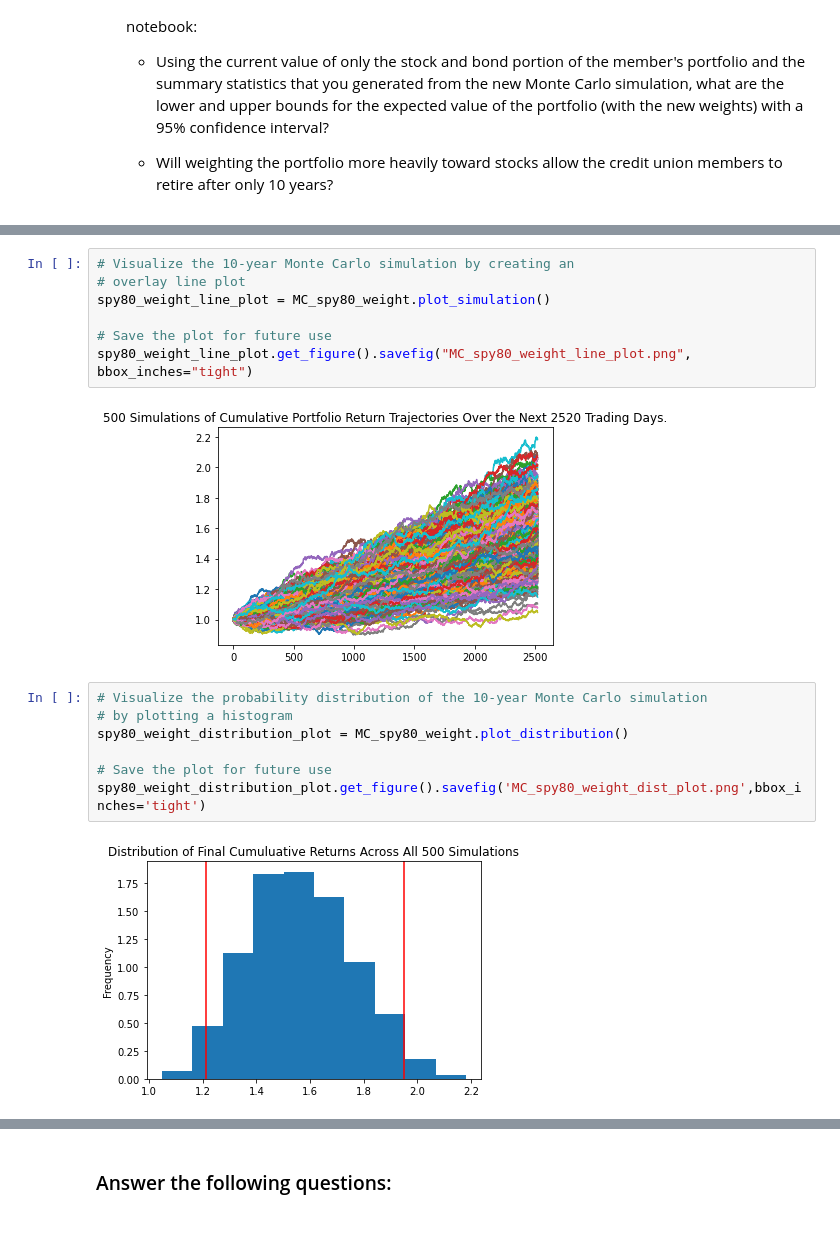
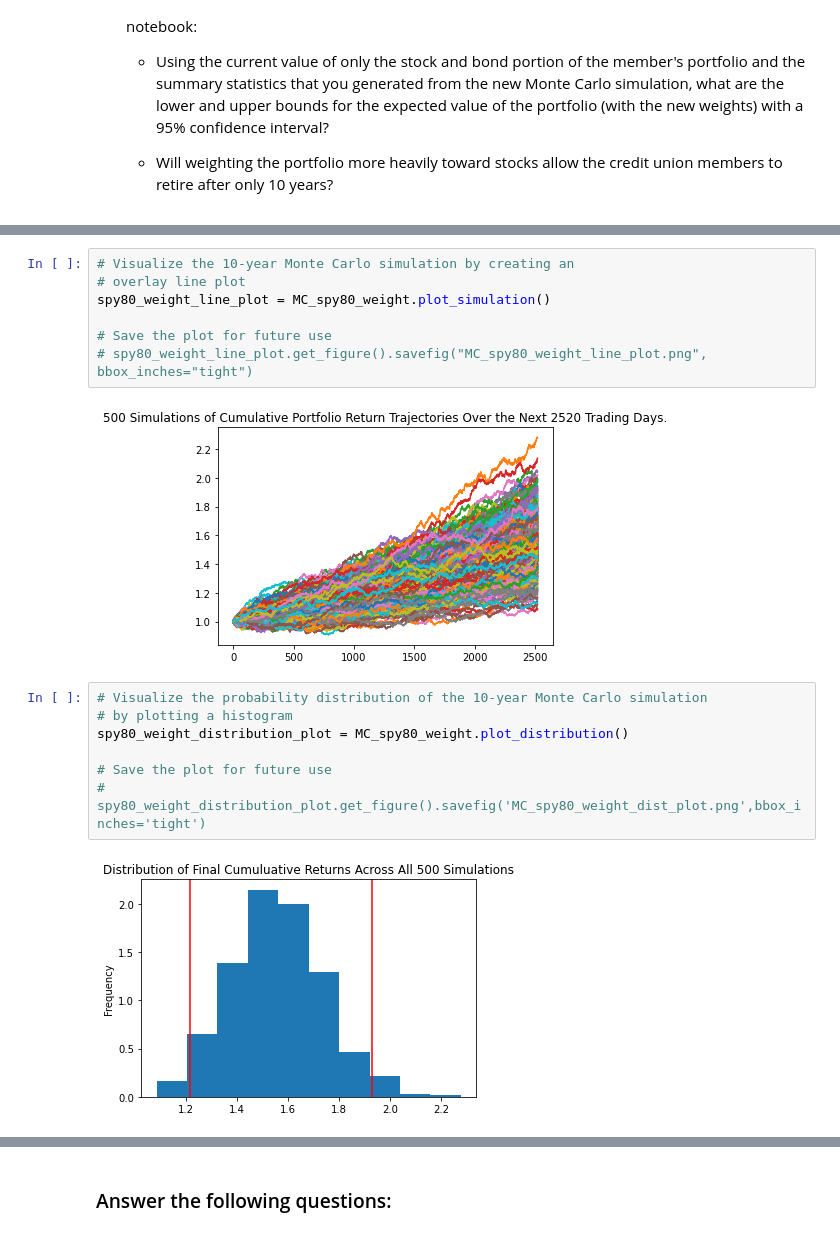
Before and after one commit to sfkonrad/M5_Challenge_Submission, a Jupyter notebook: M5_Challenge_KonradK_financial_planning_tools.ipynb, the cells around one changed output, grey strips where cells are left out. Cells and saved outputs as stored; diff of their text form.

```diff
--- a/M5_Challenge_KonradK_financial_planning_tools.ipynb
+++ b/M5_Challenge_KonradK_financial_planning_tools.ipynb
@@ -749,18 +750,18 @@ Running Monte Carlo simulation number 490.
 spy80_weight_line_plot = MC_spy80_weight.plot_simulation()
 
 # Save the plot for future use
-spy80_weight_line_plot.get_figure().savefig("MC_spy80_weight_line_plot.png", bbox_inches="tight")
+# spy80_weight_line_plot.get_figure().savefig("MC_spy80_weight_line_plot.png", bbox_inches="tight")
 # %% [output]
-[figure, old version]
+[figure, new version]
 # %%
 # Visualize the probability distribution of the 10-year Monte Carlo simulation
 # by plotting a histogram
 spy80_weight_distribution_plot = MC_spy80_weight.plot_distribution()
 
 # Save the plot for future use
-spy80_weight_distribution_plot.get_figure().savefig('MC_spy80_weight_dist_plot.png',bbox_inches='tight')
+# spy80_weight_distribution_plot.get_figure().savefig('MC_spy80_weight_dist_plot.png',bbox_inches='tight')
 # %% [output]
-[figure, old version]
+[figure, new version]
 # %%
 # Generate summary statistics from the 10-year Monte Carlo simulation results
 # Save the results as a variable
```
Also changed, not shown: parts of 20 cells of this notebook, 4 other files.
